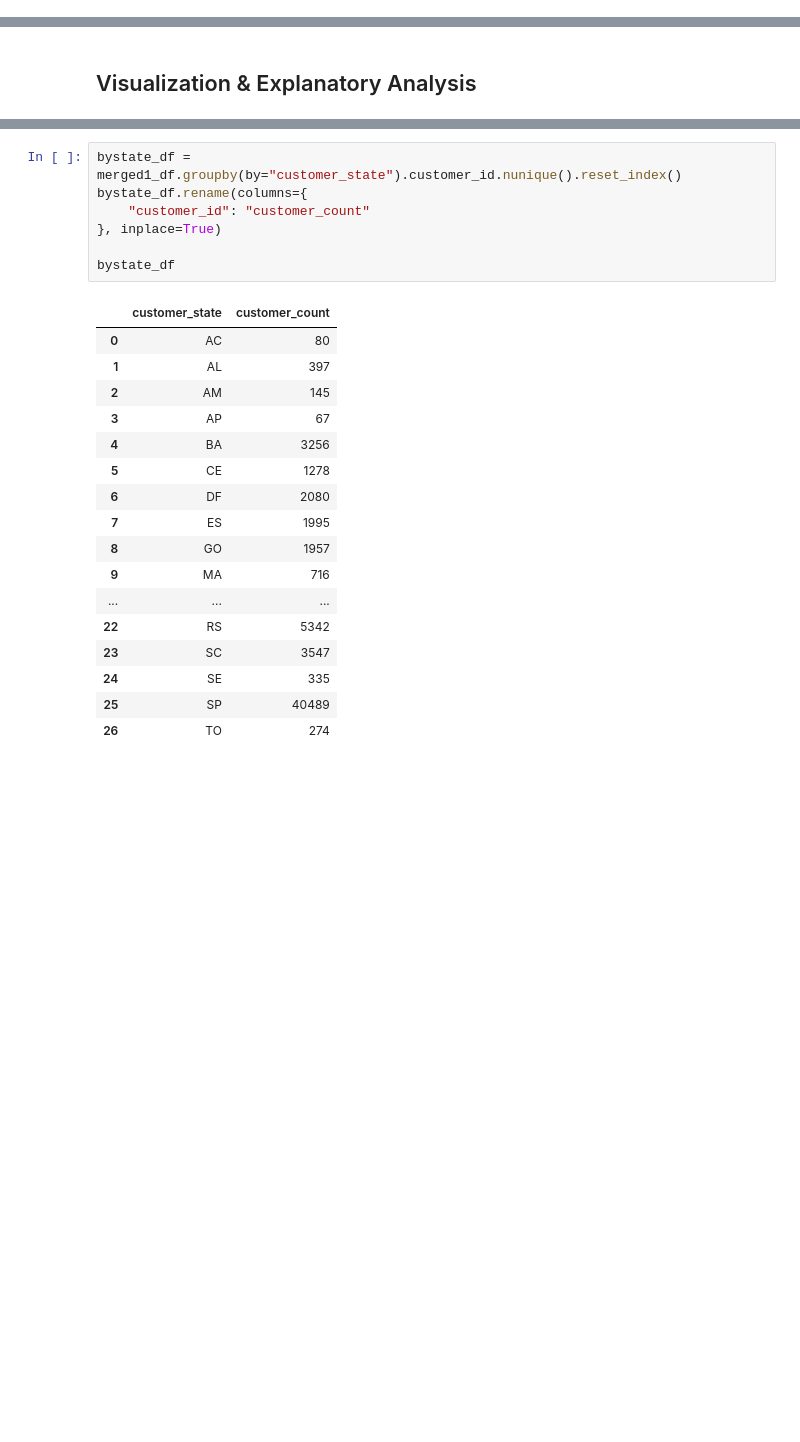
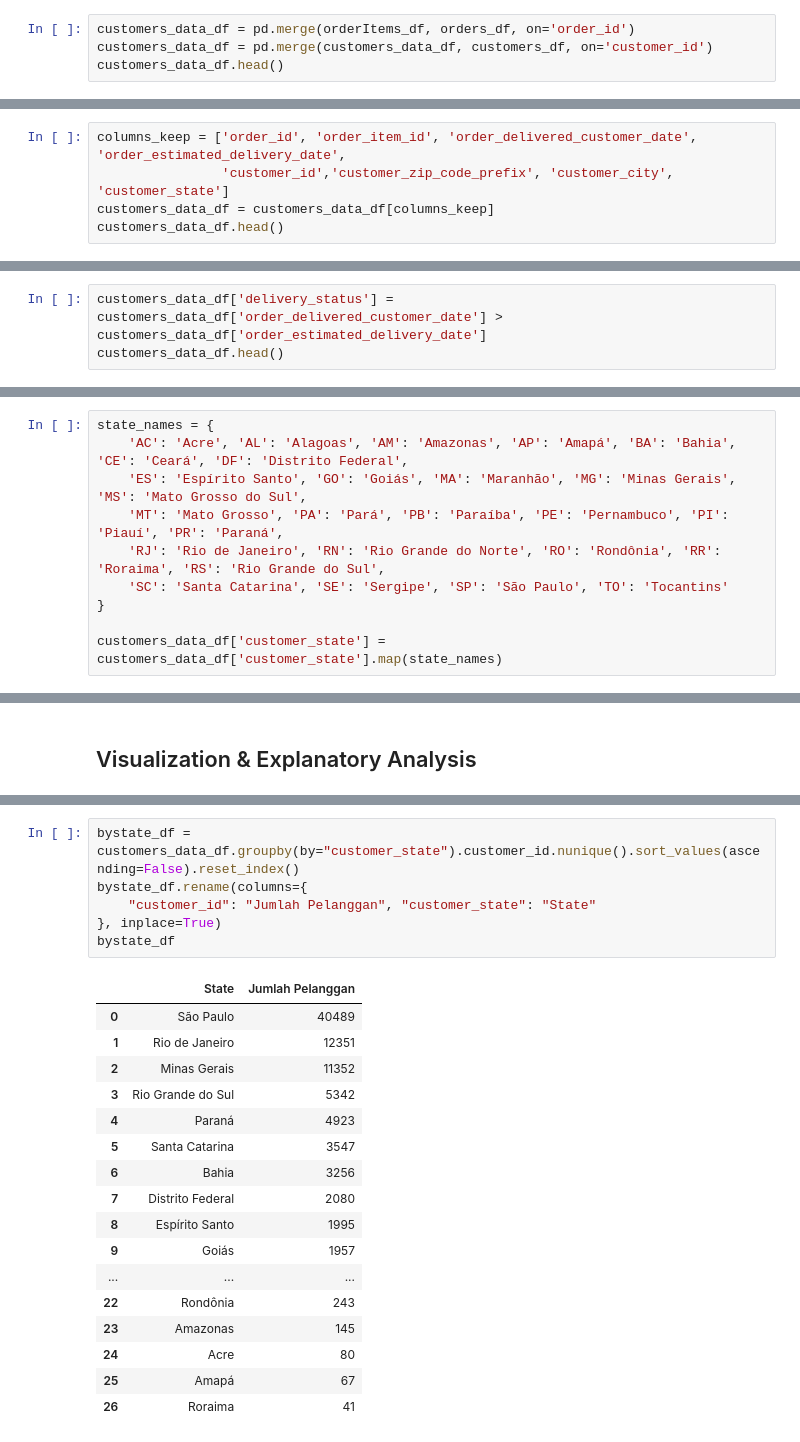
Before and after one commit to sulthannauval/E-Commerce-Analysis-Dashboard, a Jupyter notebook: Notebook.ipynb, the cells around one changed output, grey strips where cells are left out. Saved outputs shown, nothing was run; the diff lists cells and outputs as text; blank space fills up the shorter version.

```diff
--- a/Notebook.ipynb
+++ b/Notebook.ipynb
@@ -905,0 +315,4 @@ merged2_df.to_csv("Dashboard/seller_product_data.csv", index=False)
+# %%
+customers_data_df = pd.merge(orderItems_df, orders_df, on='order_id')
+customers_data_df = pd.merge(customers_data_df, customers_df, on='customer_id')
+customers_data_df.head()
@@ -905,0 +328,5 @@ merged2_df.to_csv("Dashboard/seller_product_data.csv", index=False)
+# %%
+columns_keep = ['order_id', 'order_item_id', 'order_delivered_customer_date', 'order_estimated_delivery_date',
+                'customer_id','customer_zip_code_prefix', 'customer_city', 'customer_state']
+customers_data_df = customers_data_df[columns_keep]
+customers_data_df.head()
@@ -905,0 +342,3 @@ merged2_df.to_csv("Dashboard/seller_product_data.csv", index=False)
+# %%
+customers_data_df['delivery_status'] = customers_data_df['order_delivered_customer_date'] > customers_data_df['order_estimated_delivery_date']
+customers_data_df.head()
@@ -905,0 +354,10 @@ merged2_df.to_csv("Dashboard/seller_product_data.csv", index=False)
+# %%
+state_names = {
+    'AC': 'Acre', 'AL': 'Alagoas', 'AM': 'Amazonas', 'AP': 'Amapá', 'BA': 'Bahia', 'CE': 'Ceará', 'DF': 'Distrito Federal',
+    'ES': 'Espírito Santo', 'GO': 'Goiás', 'MA': 'Maranhão', 'MG': 'Minas Gerais', 'MS': 'Mato Grosso do Sul',
+    'MT': 'Mato Grosso', 'PA': 'Pará', 'PB': 'Paraíba', 'PE': 'Pernambuco', 'PI': 'Piauí', 'PR': 'Paraná',
+    'RJ': 'Rio de Janeiro', 'RN': 'Rio Grande do Norte', 'RO': 'Rondônia', 'RR': 'Roraima', 'RS': 'Rio Grande do Sul',
+    'SC': 'Santa Catarina', 'SE': 'Sergipe', 'SP': 'São Paulo', 'TO': 'Tocantins'
+}
+
+customers_data_df['customer_state'] = customers_data_df['customer_state'].map(state_names)
@@ -912,25 +420,24 @@ merged2_df.to_csv("Dashboard/seller_product_data.csv", index=False)
 # %%
-bystate_df = merged1_df.groupby(by="customer_state").customer_id.nunique().reset_index()
+bystate_df = customers_data_df.groupby(by="customer_state").customer_id.nunique().sort_values(ascending=False).reset_index()
 bystate_df.rename(columns={
-    "customer_id": "customer_count"
+    "customer_id": "Jumlah Pelanggan", "customer_state": "State"
 }, inplace=True)
-
 bystate_df
 # %% [output]
-|  | customer_state | customer_count |
-| 0 | AC | 80 |
-| 1 | AL | 397 |
-| 2 | AM | 145 |
-| 3 | AP | 67 |
-| 4 | BA | 3256 |
-| 5 | CE | 1278 |
-| 6 | DF | 2080 |
-| 7 | ES | 1995 |
-| 8 | GO | 1957 |
-| 9 | MA | 716 |
+|  | State | Jumlah Pelanggan |
+| 0 | São Paulo | 40489 |
+| 1 | Rio de Janeiro | 12351 |
+| 2 | Minas Gerais | 11352 |
+| 3 | Rio Grande do Sul | 5342 |
+| 4 | Paraná | 4923 |
+| 5 | Santa Catarina | 3547 |
+| 6 | Bahia | 3256 |
+| 7 | Distrito Federal | 2080 |
+| 8 | Espírito Santo | 1995 |
+| 9 | Goiás | 1957 |
 | ... | ... | ... |
-| 22 | RS | 5342 |
-| 23 | SC | 3547 |
-| 24 | SE | 335 |
-| 25 | SP | 40489 |
-| 26 | TO | 274 |
+| 22 | Rondônia | 243 |
+| 23 | Amazonas | 145 |
+| 24 | Acre | 80 |
+| 25 | Amapá | 67 |
+| 26 | Roraima | 41 |
```
Also changed, not shown: parts of 171 cells of this notebook, 3 other files.
